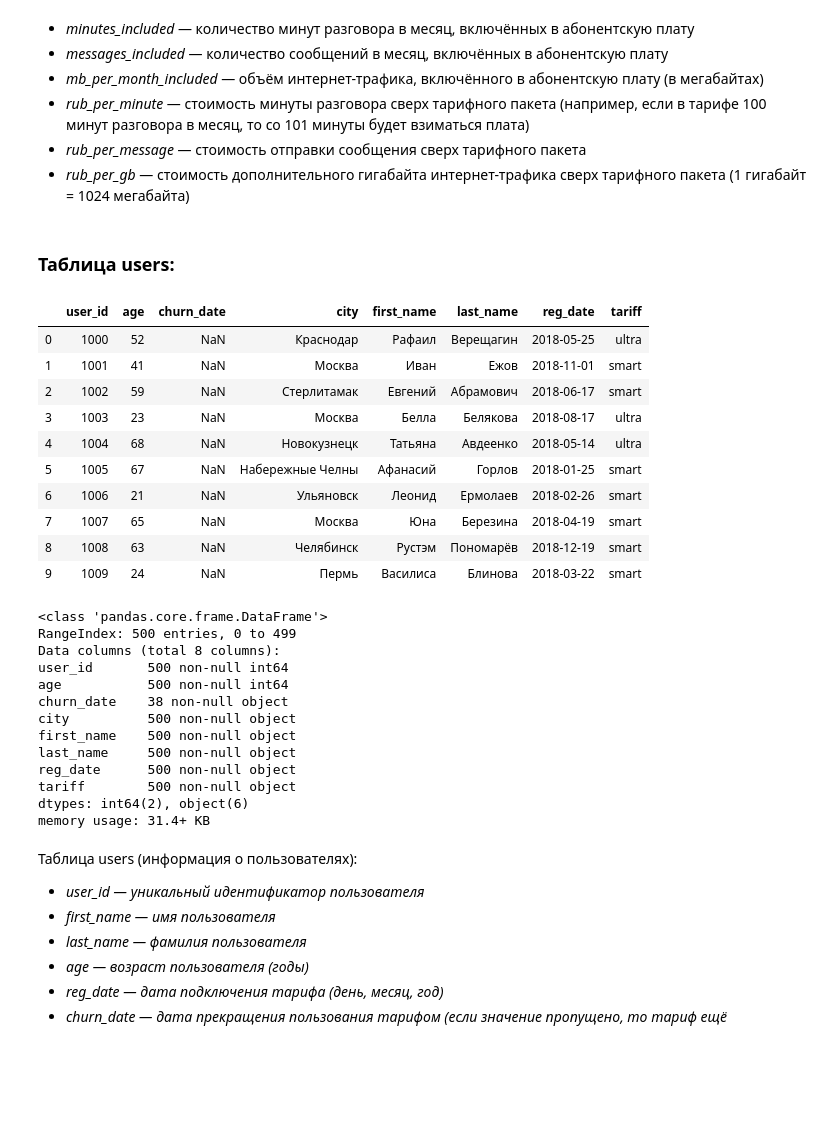
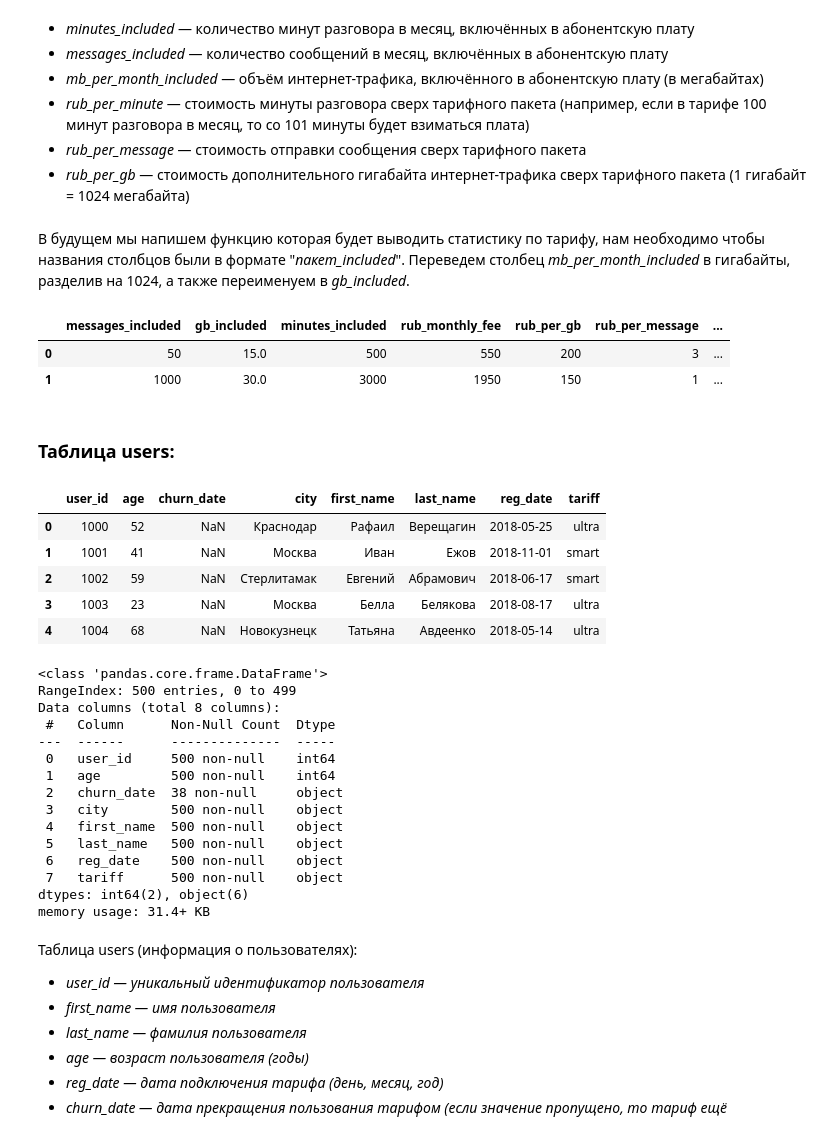
Before and after one commit to ssensse/ds_labs, a Jupyter notebook: perspective_tariff/perspective_tariff.ipynb, the cells around one changed output. Drawn from its saved outputs; the diff is of its cells as text; code cells hidden in the pictures; blank space fills up the shorter version.

```diff
--- a/perspective_tariff/perspective_tariff.ipynb
+++ b/perspective_tariff/perspective_tariff.ipynb
@@ -7 +29,3 @@
+# %%
+path = 'C:/Users/79283/Desktop/project/telecom/'
 # %% [markdown]
@@ -162,37 +169,44 @@ memory usage: 256.0+ bytes
     <li><i>rub_per_message</i> — стоимость отправки сообщения сверх тарифного пакета
     <li><i>rub_per_gb</i> — стоимость дополнительного гигабайта интернет-трафика сверх тарифного пакета (1 гигабайт = 1024 мегабайта)
 </ul>
+# %% [markdown]
+В будущем мы напишем функцию которая будет выводить статистику по тарифу, нам необходимо чтобы названия столбцов были в формате "*пакет_included*". Переведем столбец *mb_per_month_included* в гигабайты, разделив на 1024, а также переименуем в *gb_included*.
+# %%
+tariffs.rename(columns = {'mb_per_month_included': 'gb_included'}, inplace=True)
+tariffs['gb_included'] = tariffs['gb_included'].values / 1024
+tariffs
+# %% [output]
+|  | messages_included | gb_included | minutes_included | rub_monthly_fee | rub_per_gb | rub_per_message | ... |
+| 0 | 50 | 15.0 | 500 | 550 | 200 | 3 | ... |
+| 1 | 1000 | 30.0 | 3000 | 1950 | 150 | 1 | ... |
 # %% [markdown]
 ### Таблица <b>users</b>:
 # %%
-users = pd.read_csv('/datasets/users.csv')
-users.head(10)
+users = pd.read_csv(path + 'users.csv')
+users.head()
 # %% [output]
 |  | user_id | age | churn_date | city | first_name | last_name | reg_date | tariff |
 | 0 | 1000 | 52 | NaN | Краснодар | Рафаил | Верещагин | 2018-05-25 | ultra |
 | 1 | 1001 | 41 | NaN | Москва | Иван | Ежов | 2018-11-01 | smart |
 | 2 | 1002 | 59 | NaN | Стерлитамак | Евгений | Абрамович | 2018-06-17 | smart |
 | 3 | 1003 | 23 | NaN | Москва | Белла | Белякова | 2018-08-17 | ultra |
 | 4 | 1004 | 68 | NaN | Новокузнецк | Татьяна | Авдеенко | 2018-05-14 | ultra |
-| 5 | 1005 | 67 | NaN | Набережные Челны | Афанасий | Горлов | 2018-01-25 | smart |
-| 6 | 1006 | 21 | NaN | Ульяновск | Леонид | Ермолаев | 2018-02-26 | smart |
-| 7 | 1007 | 65 | NaN | Москва | Юна | Березина | 2018-04-19 | smart |
-| 8 | 1008 | 63 | NaN | Челябинск | Рустэм | Пономарёв | 2018-12-19 | smart |
-| 9 | 1009 | 24 | NaN | Пермь | Василиса | Блинова | 2018-03-22 | smart |
 # %%
 users.info()
 # %% [output]
 <class 'pandas.core.frame.DataFrame'>
 RangeIndex: 500 entries, 0 to 499
 Data columns (total 8 columns):
-user_id       500 non-null int64
-age           500 non-null int64
-churn_date    38 non-null object
-city          500 non-null object
-first_name    500 non-null object
-last_name     500 non-null object
-reg_date      500 non-null object
-tariff        500 non-null object
+ #   Column      Non-Null Count  Dtype
+---  ------      --------------  -----
+ 0   user_id     500 non-null    int64
+ 1   age         500 non-null    int64
+ 2   churn_date  38 non-null     object
+ 3   city        500 non-null    object
+ 4   first_name  500 non-null    object
+ 5   last_name   500 non-null    object
+ 6   reg_date    500 non-null    object
+ 7   tariff      500 non-null    object
 dtypes: int64(2), object(6)
 memory usage: 31.4+ KB
 # %% [markdown]
```
Also changed, not shown: parts of 64 cells of this notebook.
